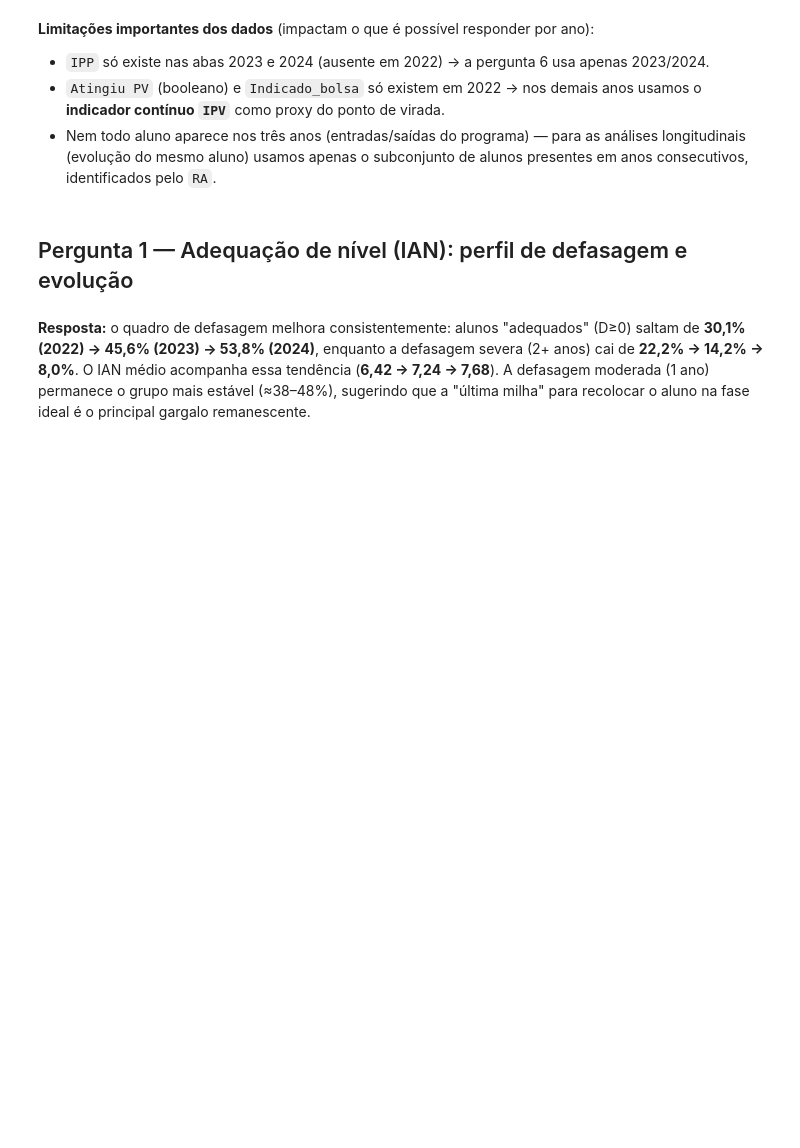
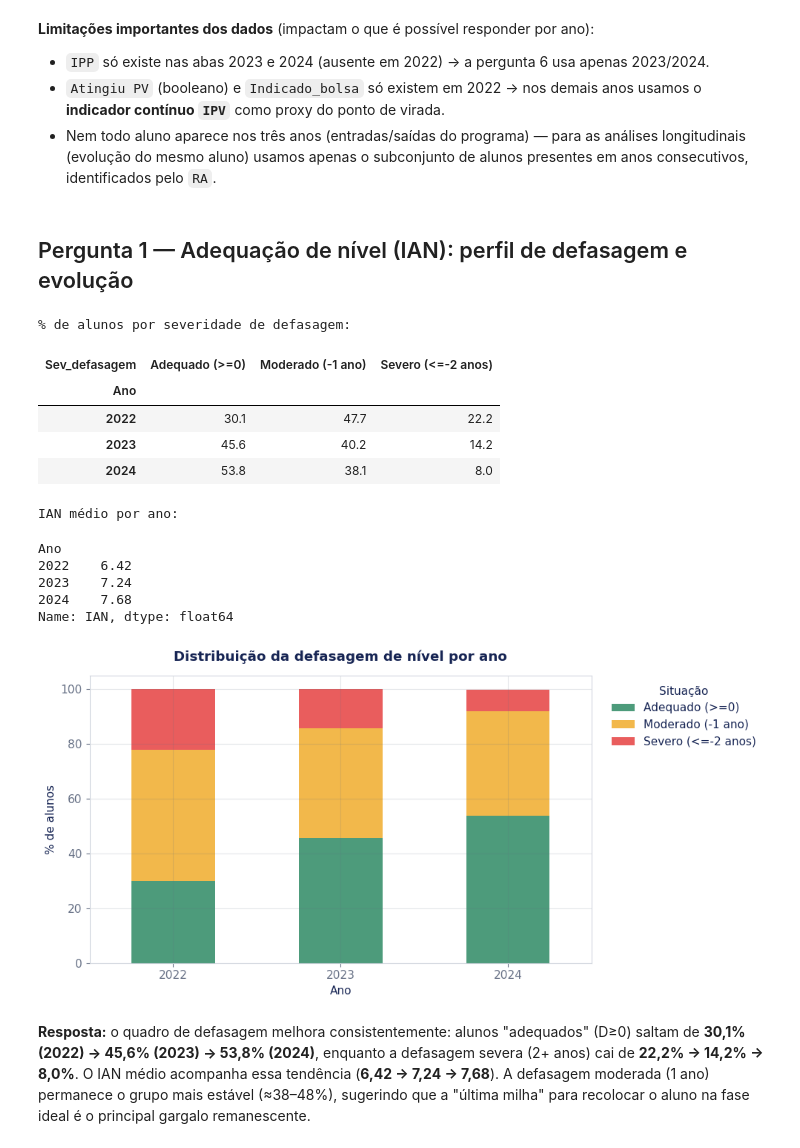
Before and after one commit to mtshto/TechChallenge-Fase5-Datathon, a Jupyter notebook: analise_pede_datathon.ipynb, the cells around one changed output. Cells and saved outputs as stored; diff of their text form; code cells hidden in the pictures; blank space fills up the shorter version.

```diff
--- a/analise_pede_datathon.ipynb
+++ b/analise_pede_datathon.ipynb
@@ -7,14 +0,0 @@ Cada seção traz: código de análise → visualização (quando aplicável)
-# %%
-import pandas as pd
-import numpy as np
-import matplotlib.pyplot as plt
-import re
-import warnings
-warnings.filterwarnings('ignore')
-
-pd.set_option('display.max_columns', None)
-plt.rcParams['figure.figsize'] = (9, 4.5)
-plt.rcParams['axes.grid'] = True
-plt.rcParams['grid.alpha'] = 0.3
-
-PATH = 'BASE DE DADOS PEDE 2024 - DATATHON.xlsx'  # ajuste o caminho se necessário
@@ -107,18 +169,36 @@ def pares_longitudinais(full, ano_n, ano_n1, cols):
 # %%
 tab_defas = pd.crosstab(full['Ano'], full['Sev_defasagem'], normalize='index').mul(100).round(1)
 tab_defas = tab_defas[['Adequado (>=0)', 'Moderado (-1 ano)', 'Severo (<=-2 anos)']]
 ian_medio = full.groupby('Ano')['IAN'].mean().round(2)
 
-print("% de alunos por severidade de defasagem:")
+print('% de alunos por severidade de defasagem:')
 display(tab_defas)
-print("\nIAN médio por ano:")
+print('\nIAN médio por ano:')
 display(ian_medio)
 
-tab_defas.plot(kind='bar', stacked=True, colormap='RdYlGn_r')
-plt.title('Distribuição da defasagem de nível (Fase efetiva vs. ideal) por ano')
-plt.ylabel('% de alunos'); plt.xlabel('Ano'); plt.xticks(rotation=0)
-plt.legend(title='Severidade', bbox_to_anchor=(1.02,1), loc='upper left')
+ax = tab_defas.plot(
+    kind='bar', stacked=True,
+    color=[CORES['verde'], CORES['dourado'], CORES['coral']],
+    figsize=(10, 5)
+)
+ax.set_title('Distribuição da defasagem de nível por ano', pad=14)
+ax.set_ylabel('% de alunos'); ax.set_xlabel('Ano'); ax.tick_params(axis='x', rotation=0)
+ax.legend(title='Situação', bbox_to_anchor=(1.02, 1), loc='upper left')
 plt.tight_layout(); plt.show()
+# %% [output]
+% de alunos por severidade de defasagem:
+| Sev_defasagem | Adequado (>=0) | Moderado (-1 ano) | Severo (<=-2 anos) |
+| Ano |  |  |  |
+| 2022 | 30.1 | 47.7 | 22.2 |
+| 2023 | 45.6 | 40.2 | 14.2 |
+| 2024 | 53.8 | 38.1 | 8.0 |
+IAN médio por ano:
+Ano
+2022    6.42
+2023    7.24
+2024    7.68
+Name: IAN, dtype: float64
+[figure, added]
 # %% [markdown]
 **Resposta:** o quadro de defasagem melhora consistentemente: alunos "adequados" (D≥0) saltam de **30,1% (2022) → 45,6% (2023) → 53,8% (2024)**, enquanto a defasagem severa (2+ anos) cai de **22,2% → 14,2% → 8,0%**. O IAN médio acompanha essa tendência (**6,42 → 7,24 → 7,68**). A defasagem moderada (1 ano) permanece o grupo mais estável (≈38–48%), sugerindo que a "última milha" para recolocar o aluno na fase ideal é o principal gargalo remanescente.
 # %% [markdown]
```
Also changed, not shown: parts of 34 cells of this notebook.
